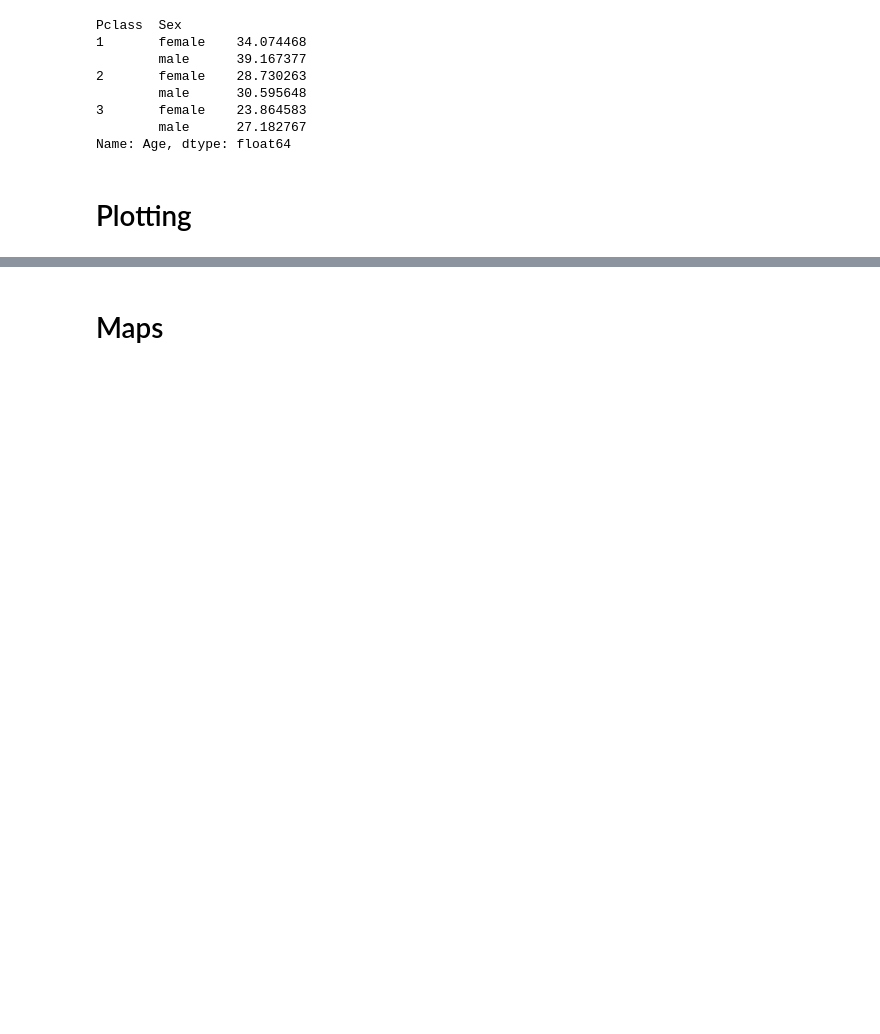
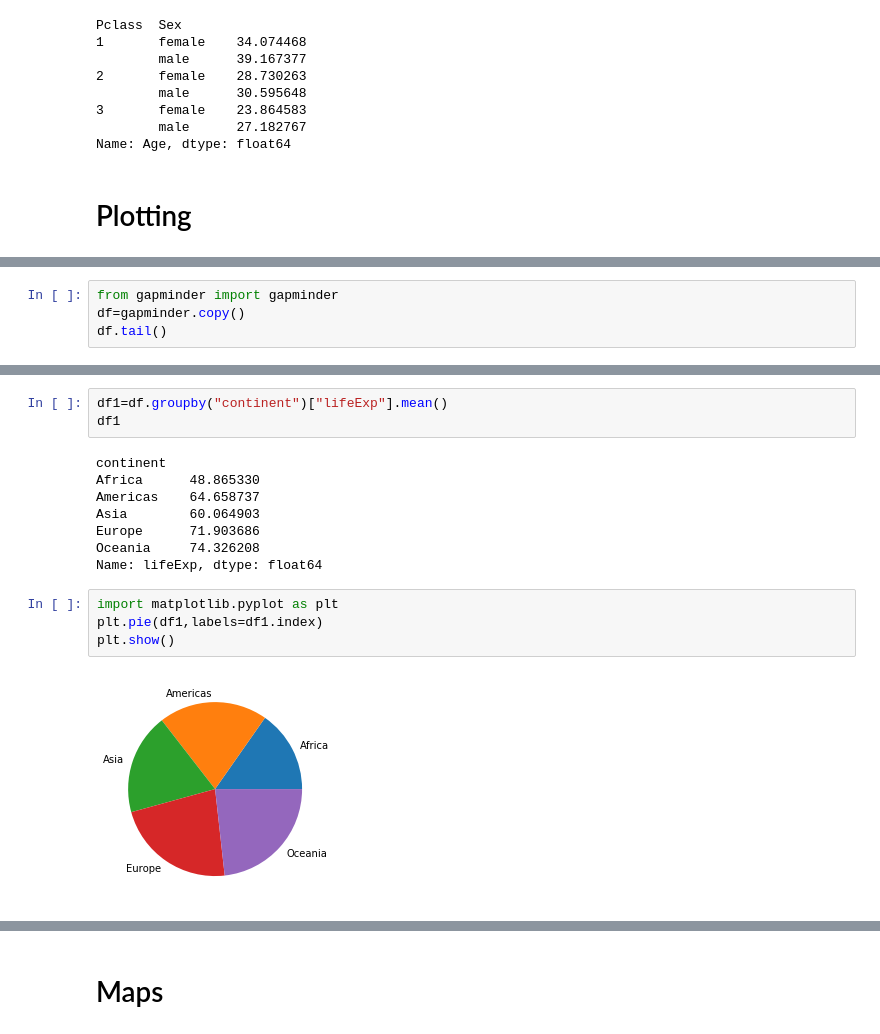
Before and after one commit to BharathC15/NielitChennai, a Jupyter notebook: python/pyBasic.ipynb, the cells around one changed output, grey strips where cells are left out. Drawn from its saved outputs; the diff is of its cells as text; blank space fills up the shorter version.

```diff
--- a/python/pyBasic.ipynb
+++ b/python/pyBasic.ipynb
@@ -679,0 +684,4 @@ Name: Age, dtype: float64
+# %%
+from gapminder import gapminder
+df=gapminder.copy()
+df.tail()
@@ -679,0 +742,17 @@ Name: Age, dtype: float64
+# %%
+df1=df.groupby("continent")["lifeExp"].mean()
+df1
+# %% [output]
+continent
+Africa      48.865330
+Americas    64.658737
+Asia        60.064903
+Europe      71.903686
+Oceania     74.326208
+Name: lifeExp, dtype: float64
+# %%
+import matplotlib.pyplot as plt
+plt.pie(df1,labels=df1.index)
+plt.show()
+# %% [output]
+[figure, added]
```
Also changed, not shown: parts of 7 cells of this notebook, 1 other file.
